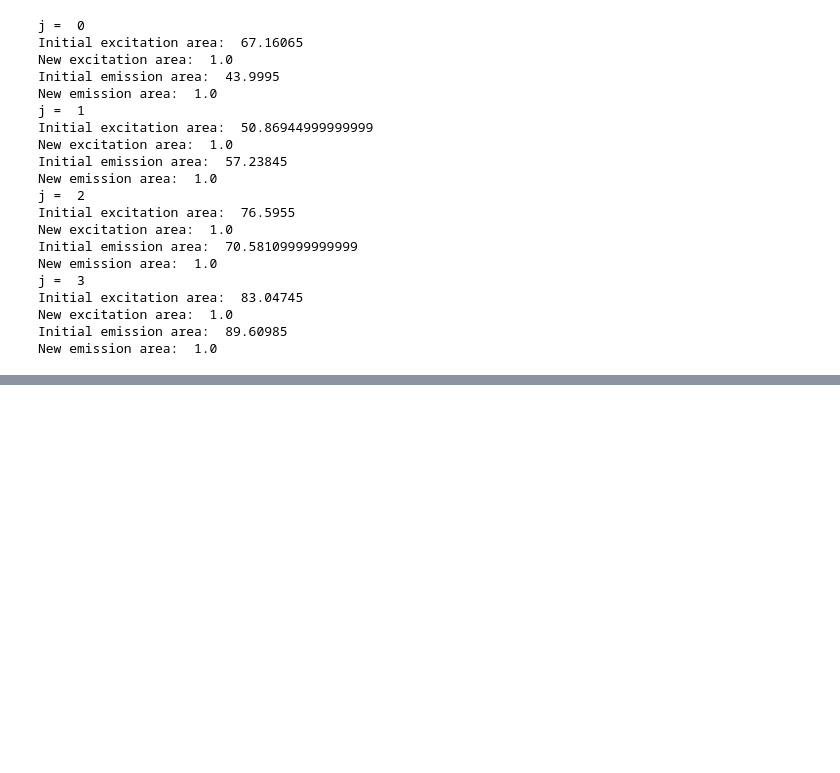
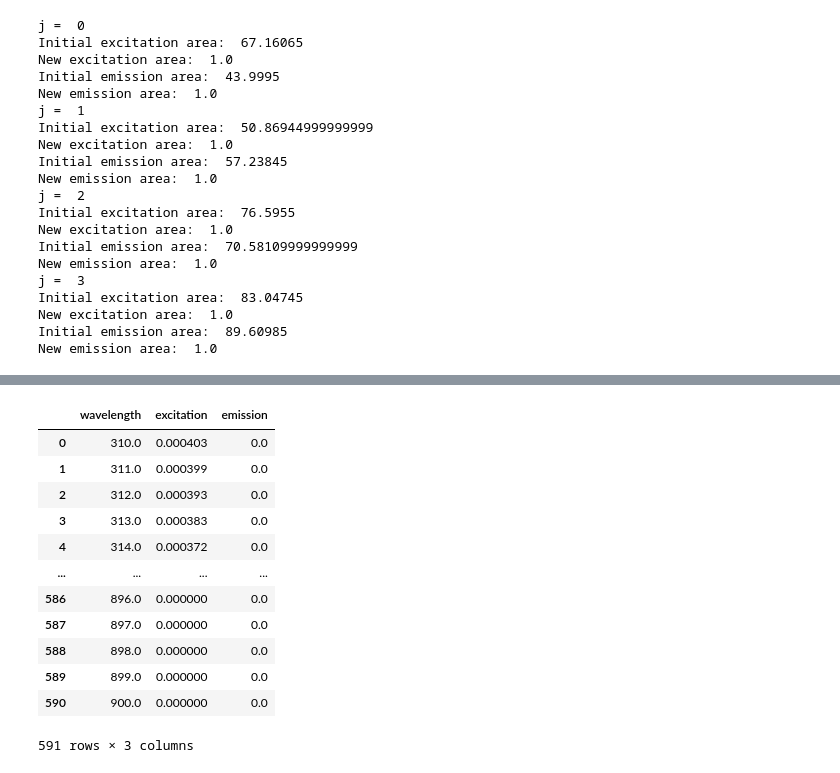
Before and after one commit to PatrickLaRiviereLab/hyperspectral, a Jupyter notebook: Normalized Spectra.ipynb, the cells around one changed output, grey strips where cells are left out. Cells and saved outputs as stored; diff of their text form; code cells hidden in the pictures; blank space fills up the shorter version.

```diff
--- a/Normalized Spectra.ipynb
+++ b/Normalized Spectra.ipynb
@@ -58,0 +82,21 @@ New emission area:  1.0
+# %%
+wavelength = 651
+for index in range(341, 591):
+    mTagBFP2_columns.loc[len(mTagBFP2_columns.index)] = [wavelength, 0.0, 0.0]
+    wavelength = wavelength + 1
+
+mTagBFP2_columns
+# %% [output]
+|  | wavelength | excitation | emission |
+| 0 | 310.0 | 0.000403 | 0.0 |
+| 1 | 311.0 | 0.000399 | 0.0 |
+| 2 | 312.0 | 0.000393 | 0.0 |
+| 3 | 313.0 | 0.000383 | 0.0 |
+| 4 | 314.0 | 0.000372 | 0.0 |
+| ... | ... | ... | ... |
+| 586 | 896.0 | 0.000000 | 0.0 |
+| 587 | 897.0 | 0.000000 | 0.0 |
+| 588 | 898.0 | 0.000000 | 0.0 |
+| 589 | 899.0 | 0.000000 | 0.0 |
+| 590 | 900.0 | 0.000000 | 0.0 |
+591 rows × 3 columns
```
Also changed, not shown: parts of 3 cells of this notebook, 3 other files.
